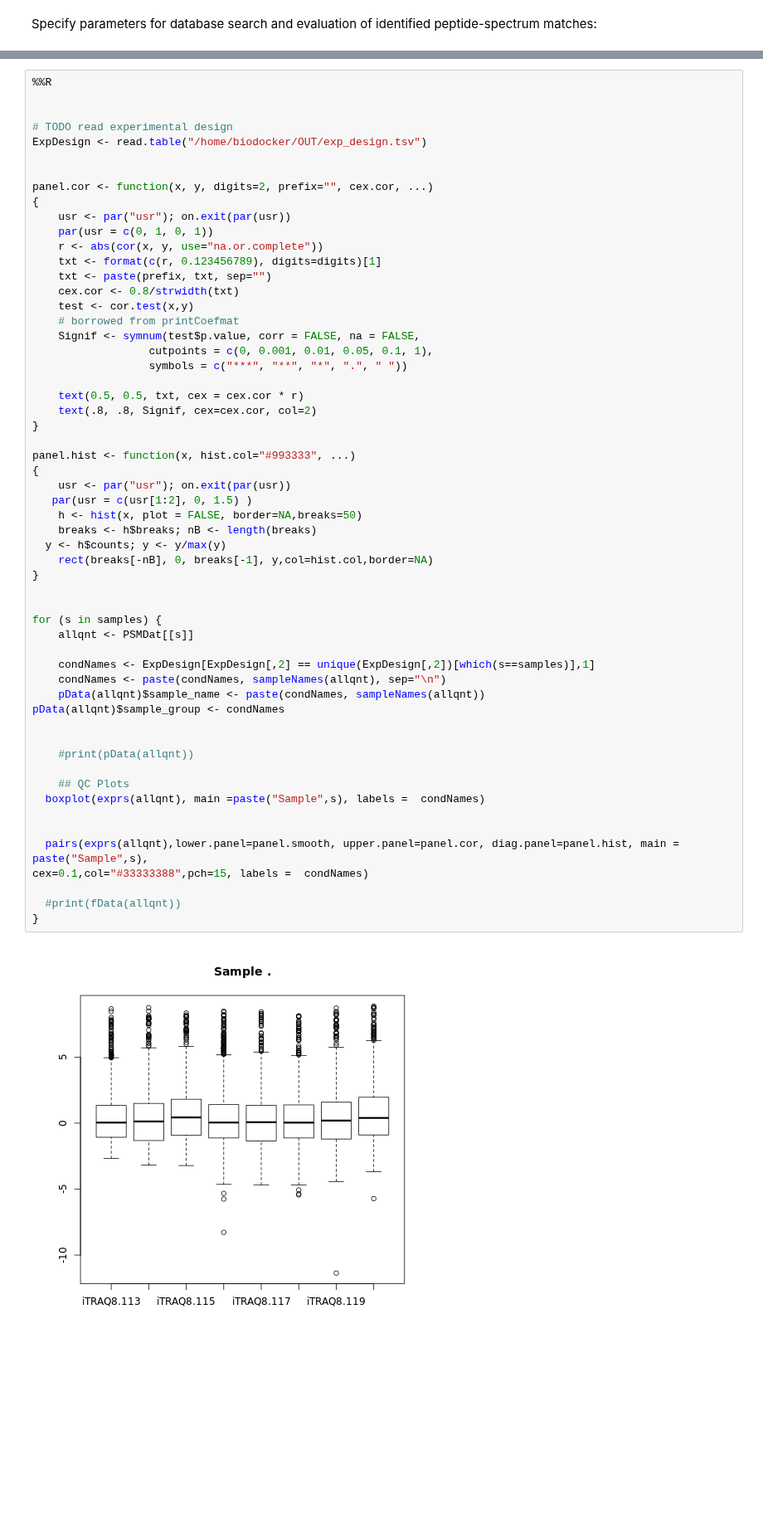
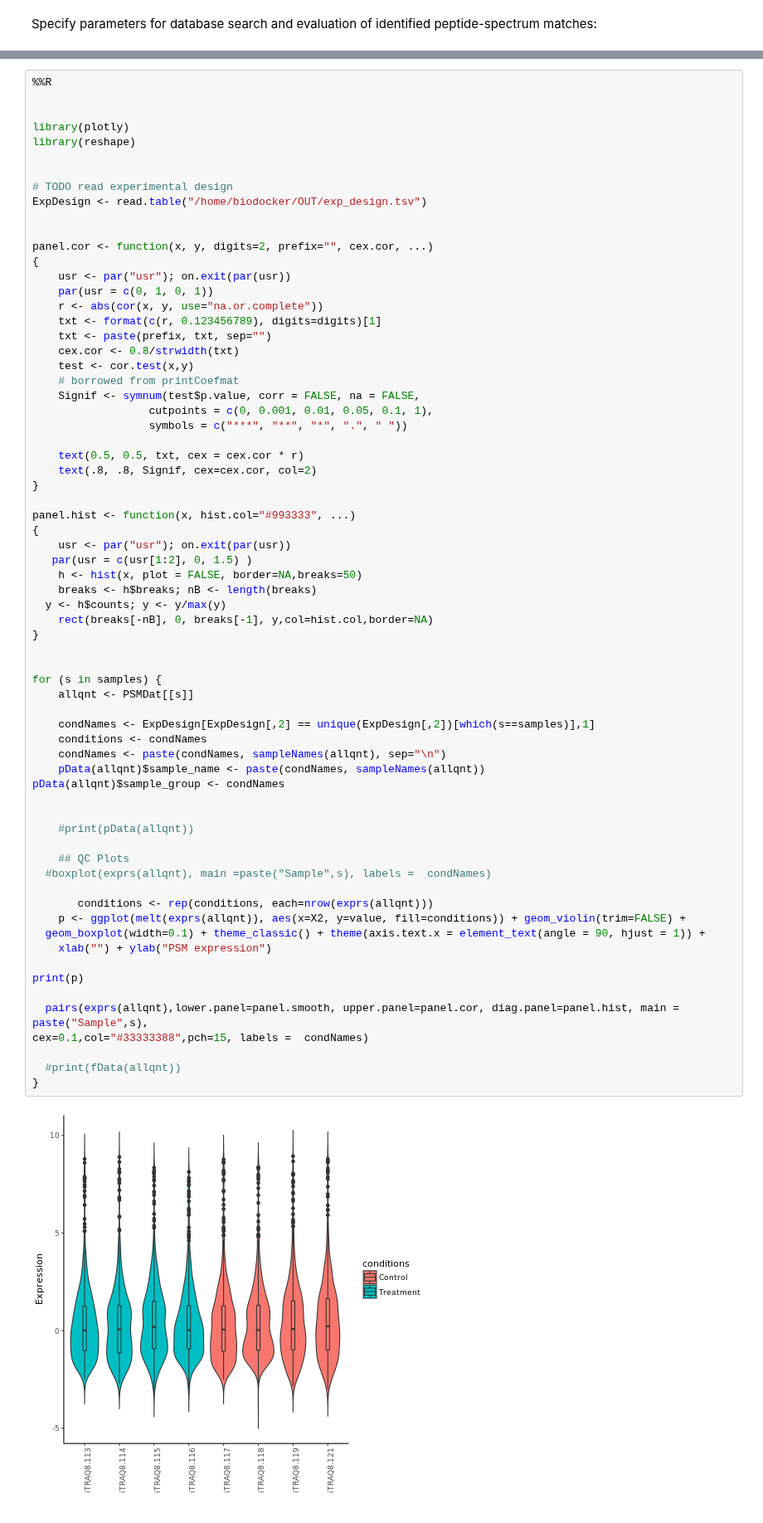
Before and after one commit to ProtProtocols/IsoProt, a Jupyter notebook: Example.ipynb, the cells around one changed output, grey strips where cells are left out. Shown at 83% size. Saved outputs shown, nothing was run; the diff lists cells and outputs as text; blank space fills up the shorter version.

```diff
--- a/Example.ipynb
+++ b/Example.ipynb
@@ -853,6 +874,10 @@ Creating 'MSnSet' object
 [1] "Adding reporters ..."
 # %%
 %%R
+
+
+library(plotly)
+library(reshape)
 
 
 # TODO read experimental design
@@ -881,32 +906,39 @@ panel.hist <- function(x, hist.col="#993333", ...)
 {
     usr <- par("usr"); on.exit(par(usr))
    par(usr = c(usr[1:2], 0, 1.5) )
     h <- hist(x, plot = FALSE, border=NA,breaks=50)
     breaks <- h$breaks; nB <- length(breaks)
   y <- h$counts; y <- y/max(y)
     rect(breaks[-nB], 0, breaks[-1], y,col=hist.col,border=NA)
 }
 
 
 for (s in samples) {
     allqnt <- PSMDat[[s]]
 
     condNames <- ExpDesign[ExpDesign[,2] == unique(ExpDesign[,2])[which(s==samples)],1]
+    conditions <- condNames
     condNames <- paste(condNames, sampleNames(allqnt), sep="\n")
     pData(allqnt)$sample_name <- paste(condNames, sampleNames(allqnt))
 pData(allqnt)$sample_group <- condNames
 
 
     #print(pData(allqnt))
 
     ## QC Plots
-  boxplot(exprs(allqnt), main =paste("Sample",s), labels =  condNames)
+  #boxplot(exprs(allqnt), main =paste("Sample",s), labels =  condNames)
 
+       conditions <- rep(conditions, each=nrow(exprs(allqnt)))
+    p <- ggplot(melt(exprs(allqnt)), aes(x=X2, y=value, fill=conditions)) + geom_violin(trim=FALSE) +
+  geom_boxplot(width=0.1) + theme_classic() + theme(axis.text.x = element_text(angle = 90, hjust = 1)) +
+    xlab("") + ylab("PSM expression")
+
+print(p)
 
   pairs(exprs(allqnt),lower.panel=panel.smooth, upper.panel=panel.cor, diag.panel=panel.hist, main = paste("Sample",s),
 cex=0.1,col="#33333388",pch=15, labels =  condNames)
 
   #print(fData(allqnt))
 }
 # %% [output]
-[figure, old version]
+[figure, new version]
```
Also changed, not shown: parts of 8 cells of this notebook.
